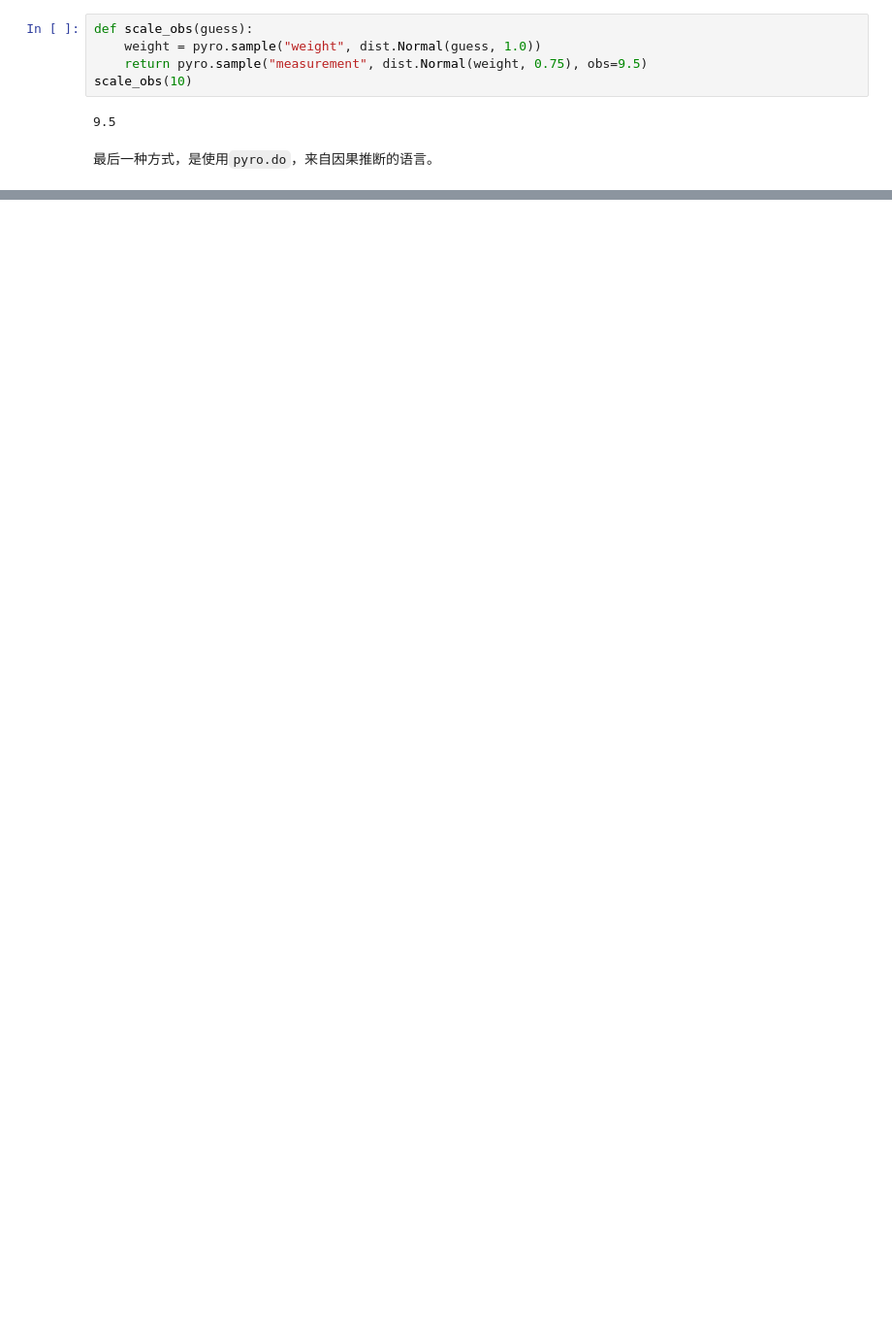
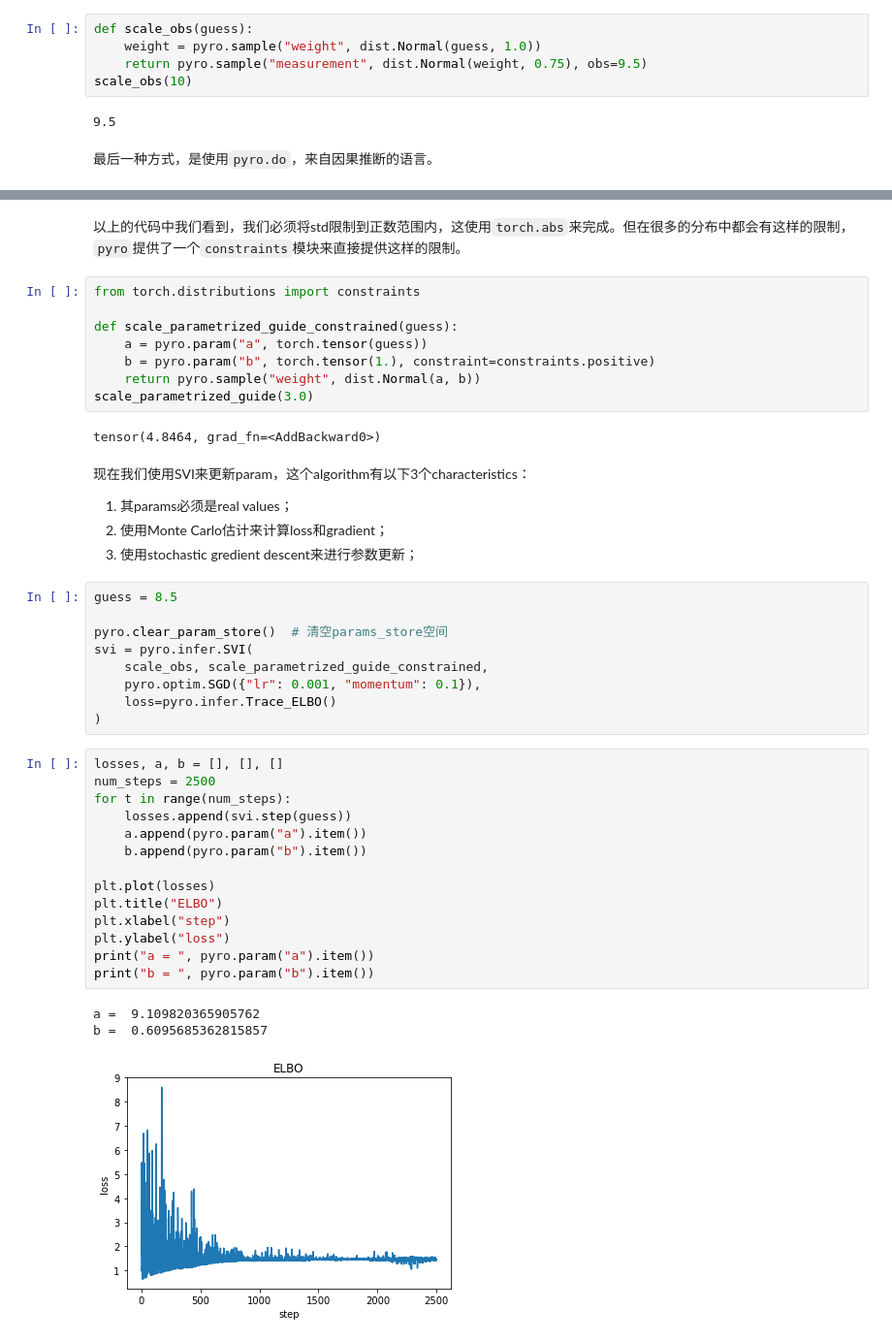
Before and after one commit to luyiyun/PyLearning-Pyro, a Jupyter notebook: Inference.ipynb, the cells around one changed output, grey strips where cells are left out. Shown at 97% size. Drawn from its saved outputs; the diff is of its cells as text; blank space fills up the shorter version.

```diff
--- a/Inference.ipynb
+++ b/Inference.ipynb
@@ -69,0 +115,45 @@ scale_obs(10)
+# %% [markdown]
+以上的代码中我们看到，我们必须将std限制到正数范围内，这使用`torch.abs`来完成。但在很多的分布中都会有这样的限制，`pyro`提供了一个`constraints`模块来直接提供这样的限制。
+# %%
+from torch.distributions import constraints
+
+def scale_parametrized_guide_constrained(guess):
+    a = pyro.param("a", torch.tensor(guess))
+    b = pyro.param("b", torch.tensor(1.), constraint=constraints.positive)
+    return pyro.sample("weight", dist.Normal(a, b))
+scale_parametrized_guide(3.0)
+# %% [output]
+tensor(4.8464, grad_fn=<AddBackward0>)
+# %% [markdown]
+现在我们使用SVI来更新param，这个algorithm有以下3个characteristics：
+
+1. 其params必须是real values；
+2. 使用Monte Carlo估计来计算loss和gradient；
+3. 使用stochastic gredient descent来进行参数更新；
+# %%
+guess = 8.5
+
+pyro.clear_param_store()  # 清空params_store空间
+svi = pyro.infer.SVI(
+    scale_obs, scale_parametrized_guide_constrained,
+    pyro.optim.SGD({"lr": 0.001, "momentum": 0.1}),
+    loss=pyro.infer.Trace_ELBO()
+)
+# %%
+losses, a, b = [], [], []
+num_steps = 2500
+for t in range(num_steps):
+    losses.append(svi.step(guess))
+    a.append(pyro.param("a").item())
+    b.append(pyro.param("b").item())
+
+plt.plot(losses)
+plt.title("ELBO")
+plt.xlabel("step")
+plt.ylabel("loss")
+print("a = ", pyro.param("a").item())
+print("b = ", pyro.param("b").item())
+# %% [output]
+a =  9.109820365905762
+b =  0.6095685362815857
+[figure, added]
```
Also changed, not shown: parts of 13 cells of this notebook, 7 other files.
